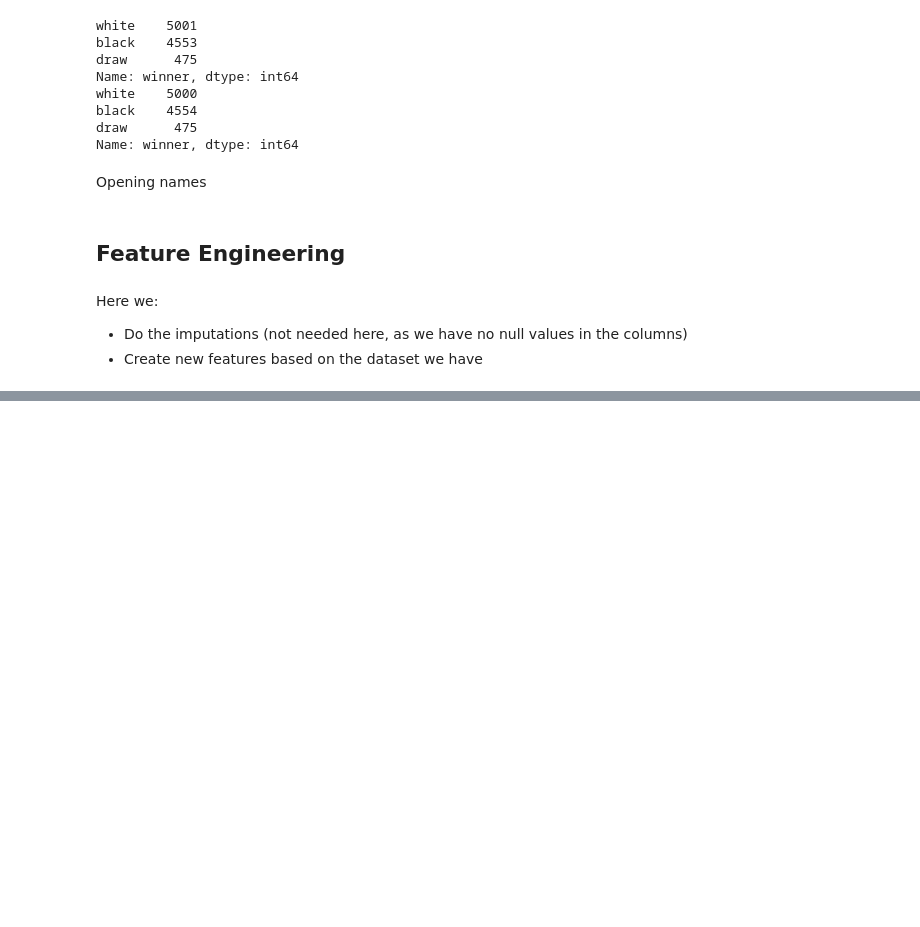
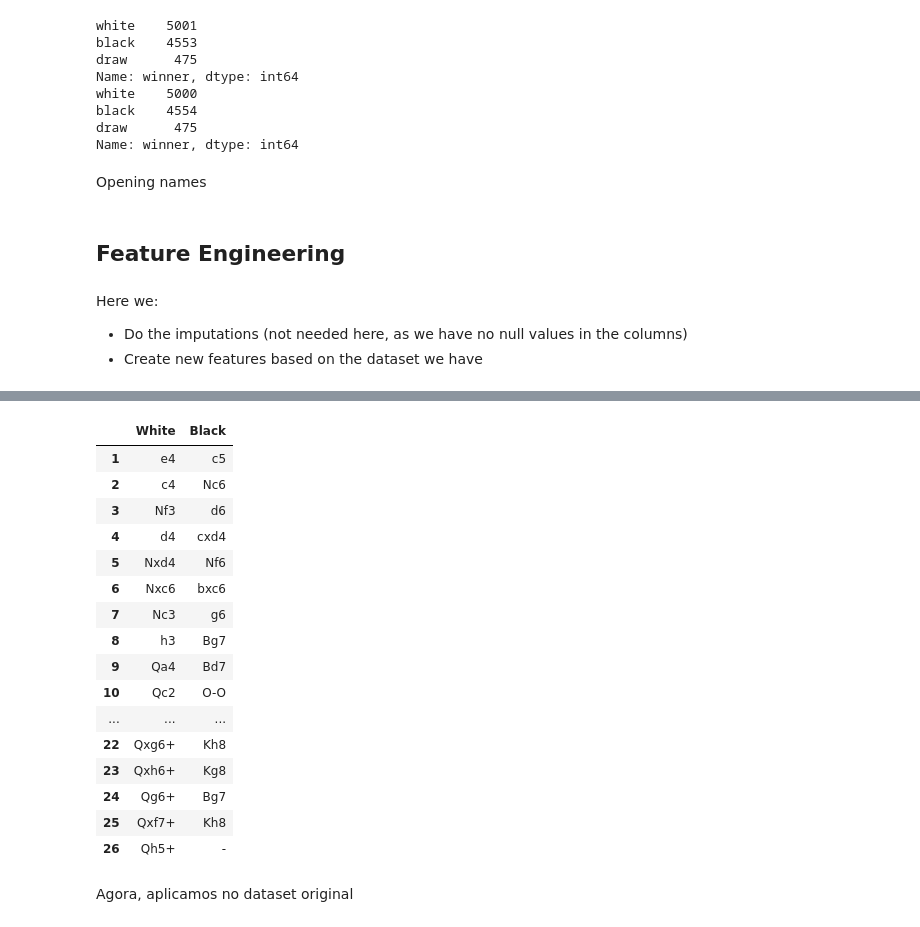
Before and after one commit to mpereiramoretti/lichess-games-prediction, a Jupyter notebook: 0. EDA/0.1 Selecting the variables.ipynb, the cells around one changed output, grey strips where cells are left out. Drawn from its saved outputs; the diff is of its cells as text; code cells hidden in the pictures; blank space fills up the shorter version.

```diff
--- a/0. EDA/0.1 Selecting the variables.ipynb
+++ b/0. EDA/0.1 Selecting the variables.ipynb
@@ -390,5 +411,5 @@ Name: winner, dtype: object
 # %%
 fe = FeatureEngineering(X_aux, y_aux)
 # %%
-X_new = fe.fit_transform(X_aux, y_aux)
+X_new, y_new = fe.fit_transform(X_aux, y_aux)
 # %% [output]
@@ -396,2 +429,0 @@ TypeError: 'float' object is not subscriptable
-# %%
-X_test, y_test = fe.fit_transform(X, y)
@@ -601,2 +429,0 @@ winner             object
-# %%
-fe = FeatureEngineering()
@@ -602,0 +437,22 @@ fe = FeatureEngineering()
+# %%
+fe.show_moves(X_new["moves"].iloc[0])[:26]
+# %% [output]
+|  | White | Black |
+| 1 | e4 | c5 |
+| 2 | c4 | Nc6 |
+| 3 | Nf3 | d6 |
+| 4 | d4 | cxd4 |
+| 5 | Nxd4 | Nf6 |
+| 6 | Nxc6 | bxc6 |
+| 7 | Nc3 | g6 |
+| 8 | h3 | Bg7 |
+| 9 | Qa4 | Bd7 |
+| 10 | Qc2 | O-O |
+| ... | ... | ... |
+| 22 | Qxg6+ | Kh8 |
+| 23 | Qxh6+ | Kg8 |
+| 24 | Qg6+ | Bg7 |
+| 25 | Qxf7+ | Kh8 |
+| 26 | Qh5+ | - |
+# %% [markdown]
+Agora, aplicamos no dataset original
```
Also changed, not shown: parts of 32 cells of this notebook.
